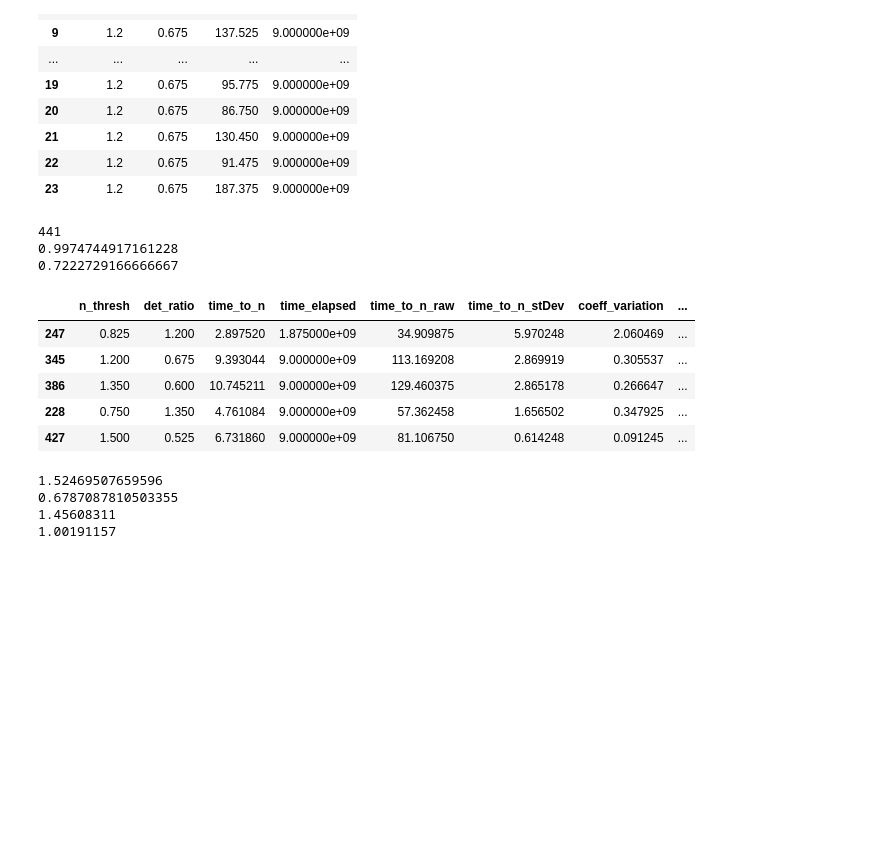
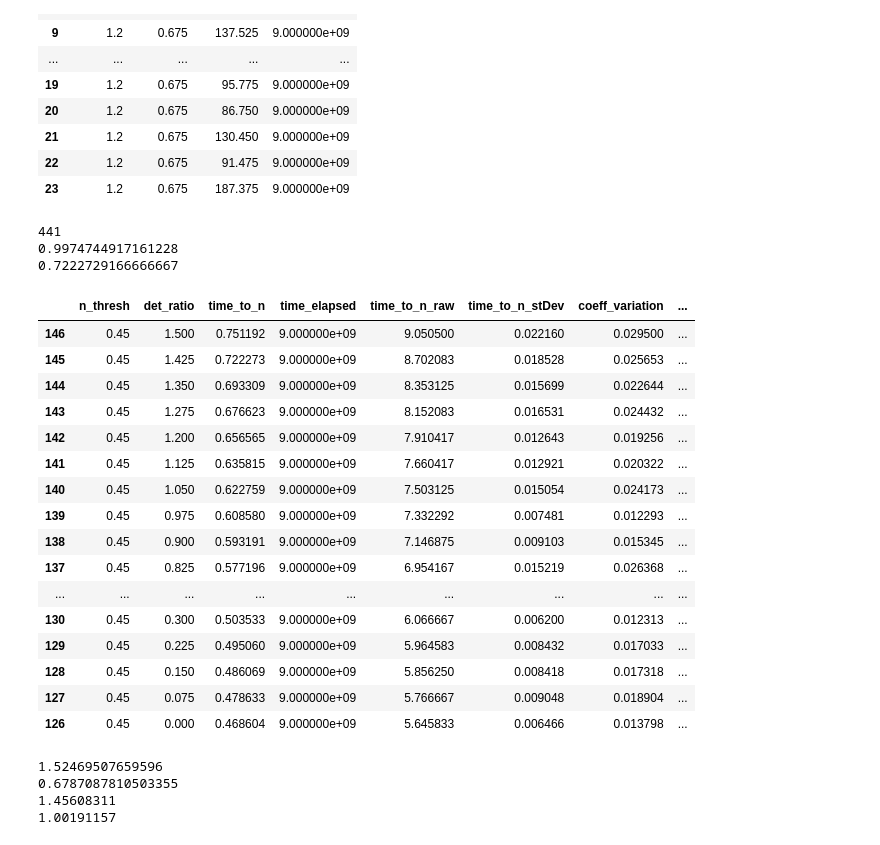
Before and after one commit to patricksinclair/multispecies_postprocessing, a Jupyter notebook: biofilm_threshold_theory/phase_diagram_plotter.ipynb, the cells around one changed output. Drawn from its saved outputs; the diff is of its cells as text; code cells hidden in the pictures; blank space fills up the shorter version.

```diff
--- a/biofilm_threshold_theory/phase_diagram_plotter.ipynb
+++ b/biofilm_threshold_theory/phase_diagram_plotter.ipynb
@@ -138,38 +138,50 @@ param_data['tN_adjusted'][(param_data['time_to_n'] == 0.) & (param_data['time_el
 
 param_data['tN_stDev_adjusted'] = param_data["time_to_n_stDev"]
 param_data['tN_stDev_adjusted'][(param_data['time_to_n'] == 0.) & (param_data['time_elapsed'] > 5e5)] = 0.
 param_data['tN_stDev_adjusted'][(param_data['time_to_n'] == 0.) & (param_data['time_elapsed'] < 5e5)] = None
 
 param_data['stochasticity'] = param_data['tN_stDev_adjusted']
 param_data['stochasticity'][(param_data['stochasticity'] > 0.) & param_data['stochasticity']] = param_data['tN_stDev_adjusted']/param_data['tN_adjusted']
 
 #this line below is essential for some reason to avoid duplicate entries
 param_data[param_data['time_to_n'] > 0]
 
 print(len(param_data.index))
 print(np.nanmean(param_data["tN_adjusted"]))
 print(np.nanmedian(param_data["tN_adjusted"]))
 #just fiddling around here to limit the range of values in the colour bar
 '''UNCOMMENT THE BELOW LINE TO GET THE NICE LOOKING HEATMAP'''
 #param_data["tN_adjusted"][param_data["tN_adjusted"] > 3] = 3
 #param_data
 #param_data["coeff_variation"][(param_data["coeff_variation"] > 0.22) | (param_data["tN_adjusted"] > 3)] = 0.22
 param_data["coeff_variation"][np.isclose(param_data["n_thresh"], 0.)] = 0
 #param_data["coeff_variation"][param_data["tN_adjusted"] > 3] = None
 
 #(param_data[param_data["tN_adjusted"] > 0].sort_values(by=['coeff_variation', 'tN_adjusted'], ascending=False).head())
 (param_data[param_data["tN_adjusted"] > 0].sort_values(by=["tN_stDev_adjusted"], ascending=False).head())
 #(param_data[param_data["tN_adjusted"] > 0].sort_values(by=["tN_adjusted"], ascending=False).head())
+(param_data[np.isclose(param_data["n_thresh"], 0.45)].sort_values(by=["tN_adjusted"], ascending=False))
 # %% [output]
 441
 0.9974744917161228
 0.7222729166666667
 |  | n_thresh | det_ratio | time_to_n | time_elapsed | time_to_n_raw | time_to_n_stDev | coeff_variation | ... |
-| 247 | 0.825 | 1.200 | 2.897520 | 1.875000e+09 | 34.909875 | 5.970248 | 2.060469 | ... |
-| 345 | 1.200 | 0.675 | 9.393044 | 9.000000e+09 | 113.169208 | 2.869919 | 0.305537 | ... |
-| 386 | 1.350 | 0.600 | 10.745211 | 9.000000e+09 | 129.460375 | 2.865178 | 0.266647 | ... |
-| 228 | 0.750 | 1.350 | 4.761084 | 9.000000e+09 | 57.362458 | 1.656502 | 0.347925 | ... |
-| 427 | 1.500 | 0.525 | 6.731860 | 9.000000e+09 | 81.106750 | 0.614248 | 0.091245 | ... |
+| 146 | 0.45 | 1.500 | 0.751192 | 9.000000e+09 | 9.050500 | 0.022160 | 0.029500 | ... |
+| 145 | 0.45 | 1.425 | 0.722273 | 9.000000e+09 | 8.702083 | 0.018528 | 0.025653 | ... |
+| 144 | 0.45 | 1.350 | 0.693309 | 9.000000e+09 | 8.353125 | 0.015699 | 0.022644 | ... |
+| 143 | 0.45 | 1.275 | 0.676623 | 9.000000e+09 | 8.152083 | 0.016531 | 0.024432 | ... |
+| 142 | 0.45 | 1.200 | 0.656565 | 9.000000e+09 | 7.910417 | 0.012643 | 0.019256 | ... |
+| 141 | 0.45 | 1.125 | 0.635815 | 9.000000e+09 | 7.660417 | 0.012921 | 0.020322 | ... |
+| 140 | 0.45 | 1.050 | 0.622759 | 9.000000e+09 | 7.503125 | 0.015054 | 0.024173 | ... |
+| 139 | 0.45 | 0.975 | 0.608580 | 9.000000e+09 | 7.332292 | 0.007481 | 0.012293 | ... |
+| 138 | 0.45 | 0.900 | 0.593191 | 9.000000e+09 | 7.146875 | 0.009103 | 0.015345 | ... |
+| 137 | 0.45 | 0.825 | 0.577196 | 9.000000e+09 | 6.954167 | 0.015219 | 0.026368 | ... |
+| ... | ... | ... | ... | ... | ... | ... | ... | ... |
+| 130 | 0.45 | 0.300 | 0.503533 | 9.000000e+09 | 6.066667 | 0.006200 | 0.012313 | ... |
+| 129 | 0.45 | 0.225 | 0.495060 | 9.000000e+09 | 5.964583 | 0.008432 | 0.017033 | ... |
+| 128 | 0.45 | 0.150 | 0.486069 | 9.000000e+09 | 5.856250 | 0.008418 | 0.017318 | ... |
+| 127 | 0.45 | 0.075 | 0.478633 | 9.000000e+09 | 5.766667 | 0.009048 | 0.018904 | ... |
+| 126 | 0.45 | 0.000 | 0.468604 | 9.000000e+09 | 5.645833 | 0.006466 | 0.013798 | ... |
 # %%
 pivot = param_data.pivot(index='n_thresh', columns='det_ratio', values='tN_adjusted')
 # %%
```
Also changed, not shown: parts of 5 cells of this notebook, 1 other file.
